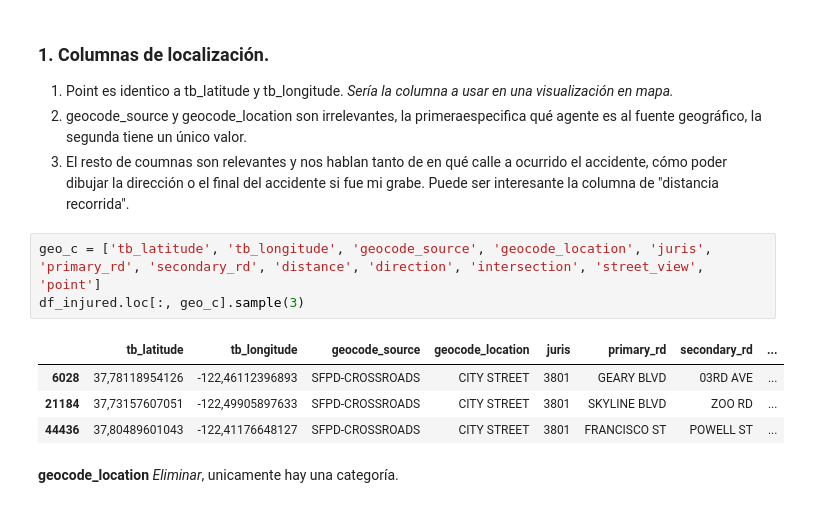
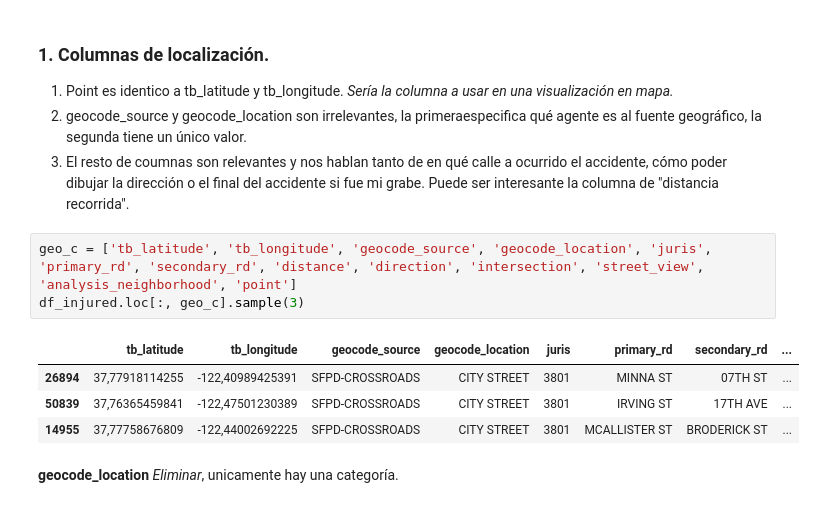
Before and after one commit to franpelirrojo/proyecto-carreteras-sf-fantastic-four, a Jupyter notebook: accidentes_injury/eda_injured.ipynb, the cells around one changed output. Saved outputs shown, nothing was run; the diff lists cells and outputs as text.

```diff
--- a/accidentes_injury/eda_injured.ipynb
+++ b/accidentes_injury/eda_injured.ipynb
@@ -28,13 +28,13 @@ memory usage: 28.6+ MB
 2. geocode_source y geocode_location son irrelevantes, la primeraespecifica qué agente es al fuente geográfico, la segunda tiene un único valor.
 3. El resto de coumnas son relevantes y nos hablan tanto de en qué calle a ocurrido el accidente, cómo poder dibujar la dirección o el final del accidente si fue mi grabe. Puede ser interesante la columna de "distancia recorrida".
 # %%
-geo_c = ['tb_latitude', 'tb_longitude', 'geocode_source', 'geocode_location', 'juris', 'primary_rd', 'secondary_rd', 'distance', 'direction', 'intersection', 'street_view', 'point']
+geo_c = ['tb_latitude', 'tb_longitude', 'geocode_source', 'geocode_location', 'juris', 'primary_rd', 'secondary_rd', 'distance', 'direction', 'intersection', 'street_view', 'analysis_neighborhood', 'point']
 df_injured.loc[:, geo_c].sample(3)
 # %% [output]
 |  | tb_latitude | tb_longitude | geocode_source | geocode_location | juris | primary_rd | secondary_rd | ... |
-| 6028 | 37,78118954126 | -122,46112396893 | SFPD-CROSSROADS | CITY STREET | 3801 | GEARY BLVD | 03RD AVE | ... |
-| 21184 | 37,73157607051 | -122,49905897633 | SFPD-CROSSROADS | CITY STREET | 3801 | SKYLINE BLVD | ZOO RD | ... |
-| 44436 | 37,80489601043 | -122,41176648127 | SFPD-CROSSROADS | CITY STREET | 3801 | FRANCISCO ST | POWELL ST | ... |
+| 26894 | 37,77918114255 | -122,40989425391 | SFPD-CROSSROADS | CITY STREET | 3801 | MINNA ST | 07TH ST | ... |
+| 50839 | 37,76365459841 | -122,47501230389 | SFPD-CROSSROADS | CITY STREET | 3801 | IRVING ST | 17TH AVE | ... |
+| 14955 | 37,77758676809 | -122,44002692225 | SFPD-CROSSROADS | CITY STREET | 3801 | MCALLISTER ST | BRODERICK ST | ... |
 # %% [markdown]
 **geocode_location** *Eliminar*, unicamente hay una categoría.
 # %%
```
Also changed, not shown: parts of 19 cells of this notebook, 1 other file.
